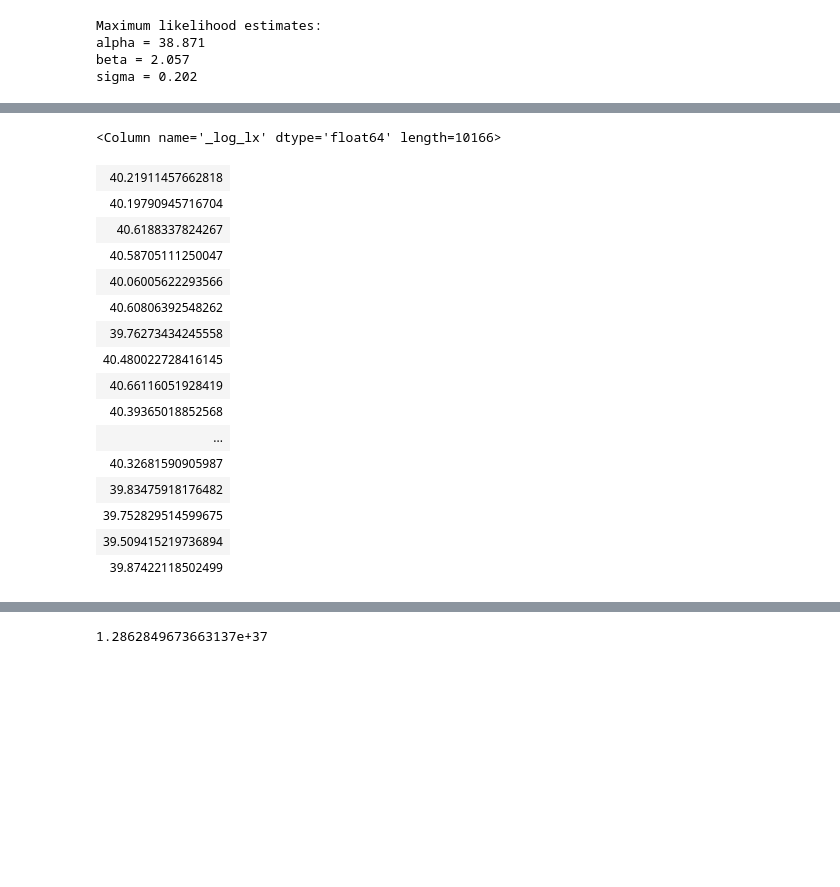
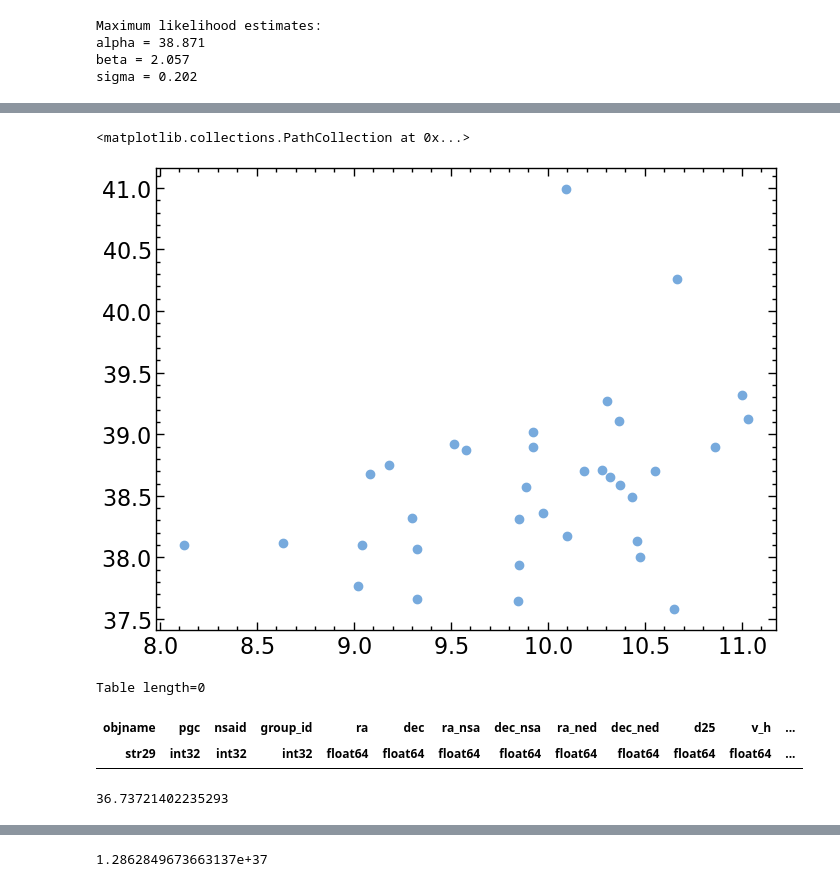
Before and after one commit to burke86/imbh_demographics, a Jupyter notebook: xray.ipynb, the cells around one changed output, grey strips where cells are left out. Cells and saved outputs as stored; diff of their text form; code cells hidden in the pictures; blank space fills up the shorter version.

```diff
--- a/xray.ipynb
+++ b/xray.ipynb
@@ -1364,14 +1385,13 @@ plt.hist(_y[mask & (_yerr>0)], log=True)
 # %%
 mask = mask_b & mask_virgo & mask_fornax & np.isfinite(_x) & np.isfinite(_y) & np.isfinite(_xerr) & np.isfinite(_yerr) & \
     (data_50Mpc['z_dr16'] < 0.012) & (data_50Mpc['z_gama'] < 0.012) & (_y > 0)
-data_50Mpc[mask][(y>0) & (yerr>0) & (x<8)]
 
 # Only include detections
 
 cols = ['objname', 'ra', 'dec', 'bestdist', 'bestdist_error', 'logmass', 'logmass_error', '_log_lx', '_log_lx_err', 'logSFR', 'logSFRerr', 'best_type']
 # Write to latex
 #data_50Mpc[mask][(y>0) & (yerr>0) & (x<8)]
-data_50Mpc_out = data_50Mpc[mask][(y>0) & (yerr>0)]
+data_50Mpc_out = data_50Mpc[mask][(yerr>0)]
 data_50Mpc_out['_log_lx'] = np.round(data_50Mpc_out['_log_lx'], 2)
 data_50Mpc_out['_log_lx_err'] = np.round(data_50Mpc_out['_log_lx_err'], 2)
 data_50Mpc_out['logSFR'] = np.round(data_50Mpc_out['logSFR'], 2)
@@ -1382,23 +1402,18 @@ data_50Mpc_out['dec'] = np.round(data_50Mpc_out['dec'], 4)
 data_50Mpc_out.write('xraytable.tab', format='latex', overwrite=True, include_names=cols)
 
 # Write to mrt
+# %%
+plt.scatter(data_50Mpc_out['logmass'], data_50Mpc_out['_log_lx'])
+# %% [output]
+<matplotlib.collections.PathCollection at 0x...>
+[figure, added]
+# %%
+data_50Mpc[mask][(yerr>0) & ((x+xp)<8 )]
+# %% [output]
+Table length=0
+| objname | pgc | nsaid | group_id | ra | dec | ra_nsa | dec_nsa | ra_ned | dec_ned | d25 | v_h | ... |
+| str29 | int32 | int32 | int32 | float64 | float64 | float64 | float64 | float64 | float64 | float64 | float64 | ... |
 # %%
-(y+yp)
+np.min(y+yp)
 # %% [output]
-<Column name='_log_lx' dtype='float64' length=10166>
+36.73721402235293
-| 40.21911457662818 |
-| 40.19790945716704 |
-| 40.6188337824267 |
-| 40.58705111250047 |
-| 40.06005622293566 |
-| 40.60806392548262 |
-| 39.76273434245558 |
-| 40.480022728416145 |
-| 40.66116051928419 |
-| 40.39365018852568 |
-| ... |
-| 40.32681590905987 |
-| 39.83475918176482 |
-| 39.752829514599675 |
-| 39.509415219736894 |
-| 39.87422118502499 |
```
Also changed, not shown: parts of 17 cells of this notebook, 1 other file.
